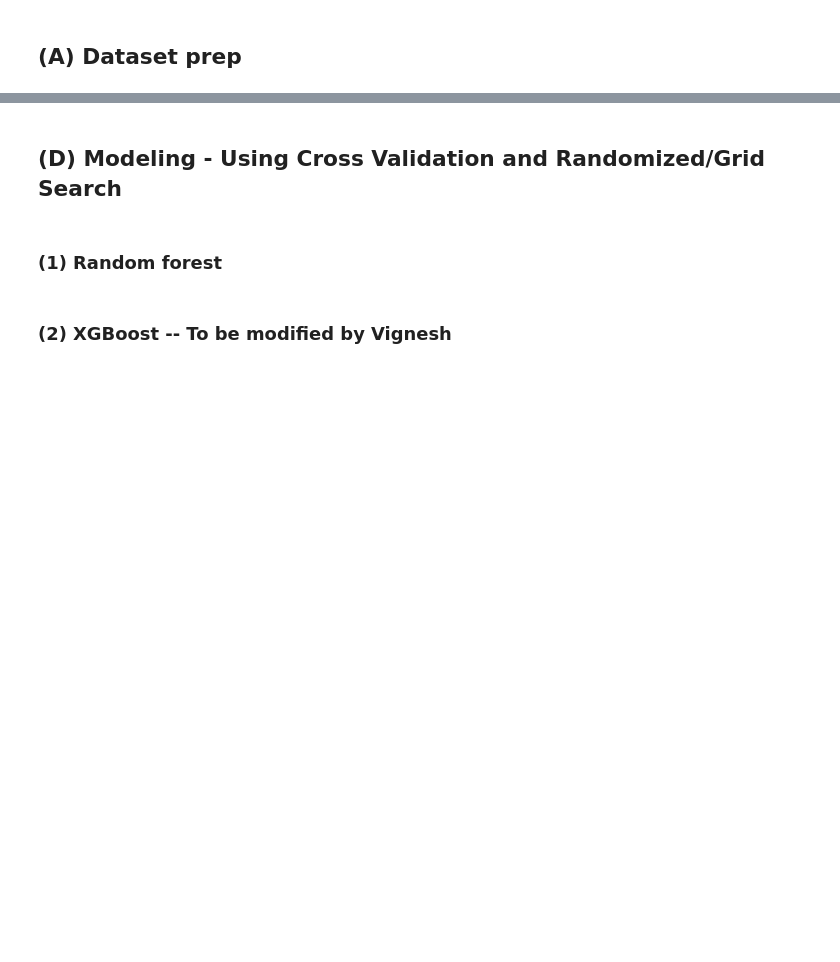
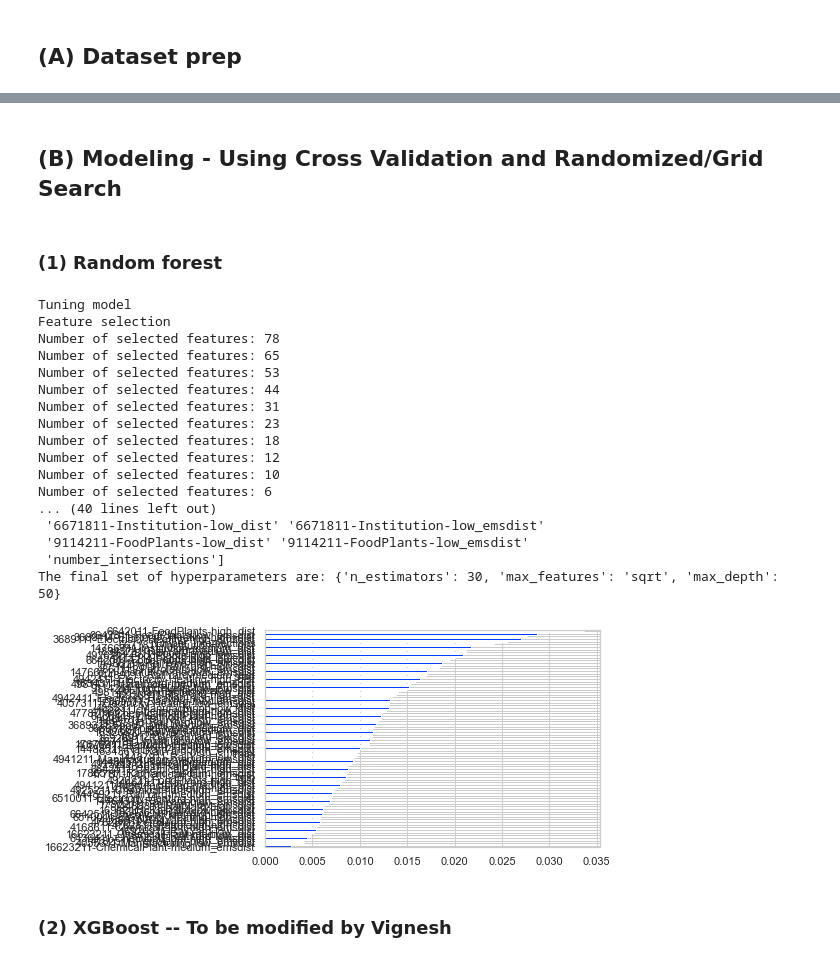
Before and after one commit to v4vigtory/Hyperlocal-Air-Quality-Prediction-in-Houston-neighborhoods, a Jupyter notebook: notebooks/models/standard_models.ipynb, the cells around one changed output, grey strips where cells are left out. Drawn from its saved outputs; the diff is of its cells as text; code cells hidden in the pictures; blank space fills up the shorter version.

```diff
--- a/notebooks/models/standard_models.ipynb
+++ b/notebooks/models/standard_models.ipynb
@@ -215,5 +134,5 @@ The filter method might not be the most accurate way to go about feature selecti
 # %% [markdown]
-## (D) Modeling - Using Cross Validation and Randomized/Grid Search
+## (B) Modeling - Using Cross Validation and Randomized/Grid Search
 # %%
 #NB -- Code to get list of params for an estimator:
 #regressor.get_params().keys()
@@ -266,9 +185,9 @@ def rf_feat_selection(X_arr, y_arr, grid_param, cols):
     pd.Series(feature_imp, index=cols).sort_values().plot(kind='barh')
 
     # calculating optimum number of features
-    neg_score = float(np.inf)
+    high_score = float(-np.inf)
 
-    for thresh in np.arange(min(feature_imp) + 0.01, max(feature_imp), 0.01):
+    for thresh in np.arange(min(feature_imp) + 0.002, max(feature_imp), 0.002):
         # identify the most important features using threshold (use RFECV or top 10 percentile later)
         sfm = SelectFromModel(rd_sr.best_estimator_, threshold=thresh, prefit=True)
         selected_features = cols[sfm.get_support(indices=True)]
@@ -279,51 +198,70 @@ def rf_feat_selection(X_arr, y_arr, grid_param, cols):
 
         # train a second regressor on this new dataset with hyperparameters of best estimators above using CV
         cv_score_list = cross_val_score(RandomForestRegressor(**best_parameters), X_updated,
-                                        y_arr, cv=5, scoring='neg_mean_squared_error')
+                                        y_arr, cv=10, scoring='neg_mean_squared_error')
 
-        if cv_score_list.mean() < neg_score and len(selected_features) > 10:
-            neg_score = cv_score_list.mean()
+        if cv_score_list.mean() > high_score and len(selected_features) > 10:
+            high_score = cv_score_list.mean()
             final_feat_lst = selected_features
             feat_arr = X_updated
 
-    return neg_score, final_feat_lst, feat_arr, best_parameters, best_est_score
+    return high_score, final_feat_lst, feat_arr, best_parameters, best_est_score
 
 
 def rf_model(X_arr, y_arr, grid_param, cols):
-    neg_score, final_feat_lst, feat_arr, best_parameters, \
+    high_score, final_feat_lst, feat_arr, best_parameters, \
         best_est_score = rf_feat_selection(X_arr, y_arr, grid_param, cols)
 
     print("Saving model to file")
     # saving the model to file
     final_model = RandomForestRegressor(**best_parameters)
     final_model.fit(feat_arr, y_arr)
     pkl_filename = "rf_model.pkl"
     with open(pkl_filename, 'wb') as file:
         pickle.dump(final_model, file)
 
     print("MSE before feature selection:", best_est_score)
-    print("MSE after feature selection:", neg_score)
+    print("MSE after feature selection:", high_score)
     print("The final list of features are:", final_feat_lst)
     print("The final set of hyperparameters are:", best_parameters)
 
-    return neg_score
+    return high_score
 
 
 grid_param = {
-        'n_estimators': [100, 300, 500],
+        'n_estimators': [10, 30],
         'max_features': ['auto', 'sqrt', 'log2'],
         'max_depth': [10, 20, 30, 40, 50],
         #'min_samples_split': [2, 5, 10, 15, 20],
         #'min_samples_leaf': [1, 2, 5, 10, 15],
         #'bootstrap': [True, False]
     }
 
 
 # building the model
 final_score = rf_model(X_arr, y_arr, grid_param, cols)
 
 # saving tuned model score to master dict
 model_scores["Random Forest"] = final_score
+# %% [output]
+Tuning model
+Feature selection
+Number of selected features: 78
+Number of selected features: 65
+Number of selected features: 53
+Number of selected features: 44
+Number of selected features: 31
+Number of selected features: 23
+Number of selected features: 18
+Number of selected features: 12
+Number of selected features: 10
+Number of selected features: 6
+... (40 lines left out)
+ '6671811-Institution-low_dist' '6671811-Institution-low_emsdist'
+ '9114211-FoodPlants-low_dist' '9114211-FoodPlants-low_emsdist'
+ 'number_intersections']
+The final set of hyperparameters are: {'n_estimators': 30, 'max_features': 'sqrt', 'max_depth': 50}
+[figure, added]
 # %% [markdown]
 ### (2) XGBoost -- To be modified by Vignesh
 # %%
```
Also changed, not shown: parts of 24 cells of this notebook.
